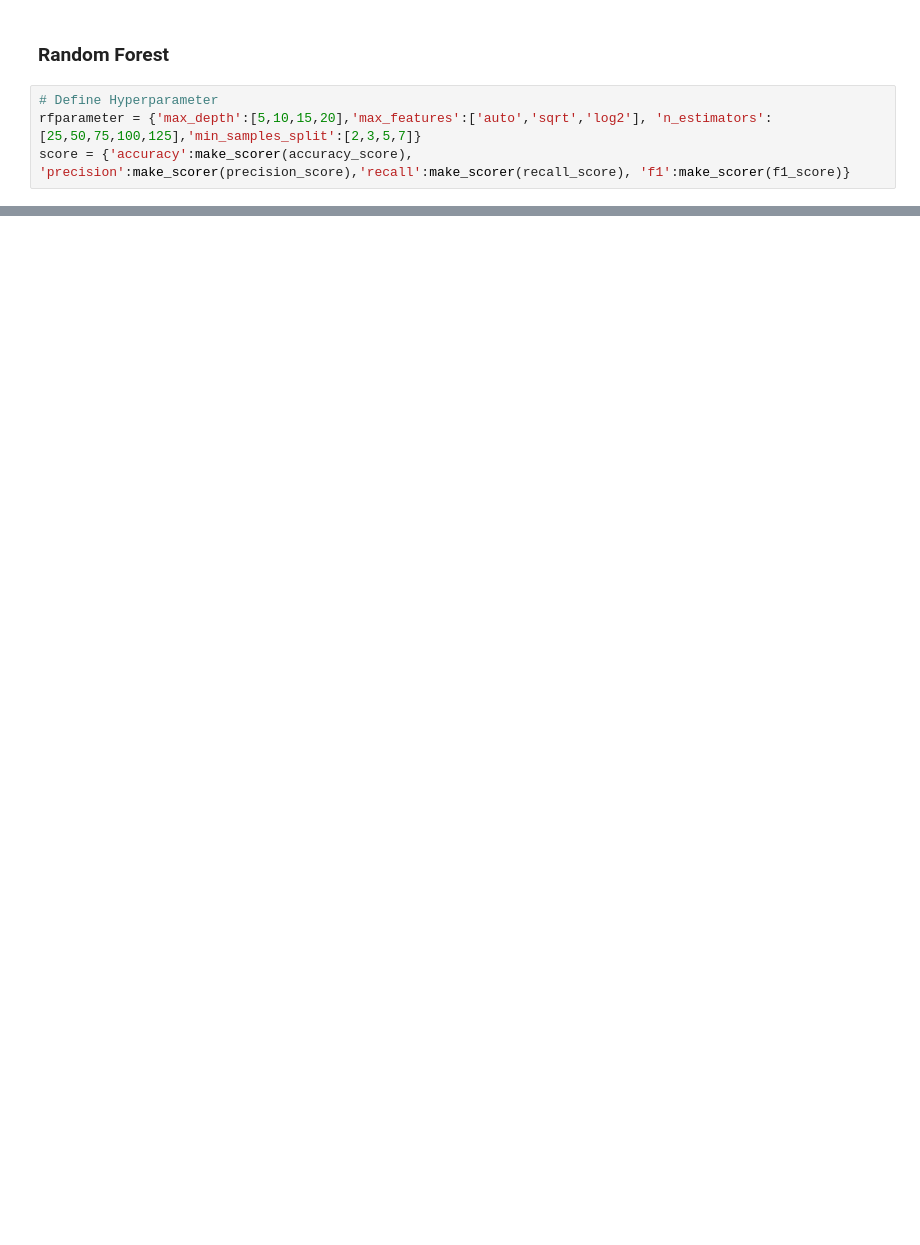
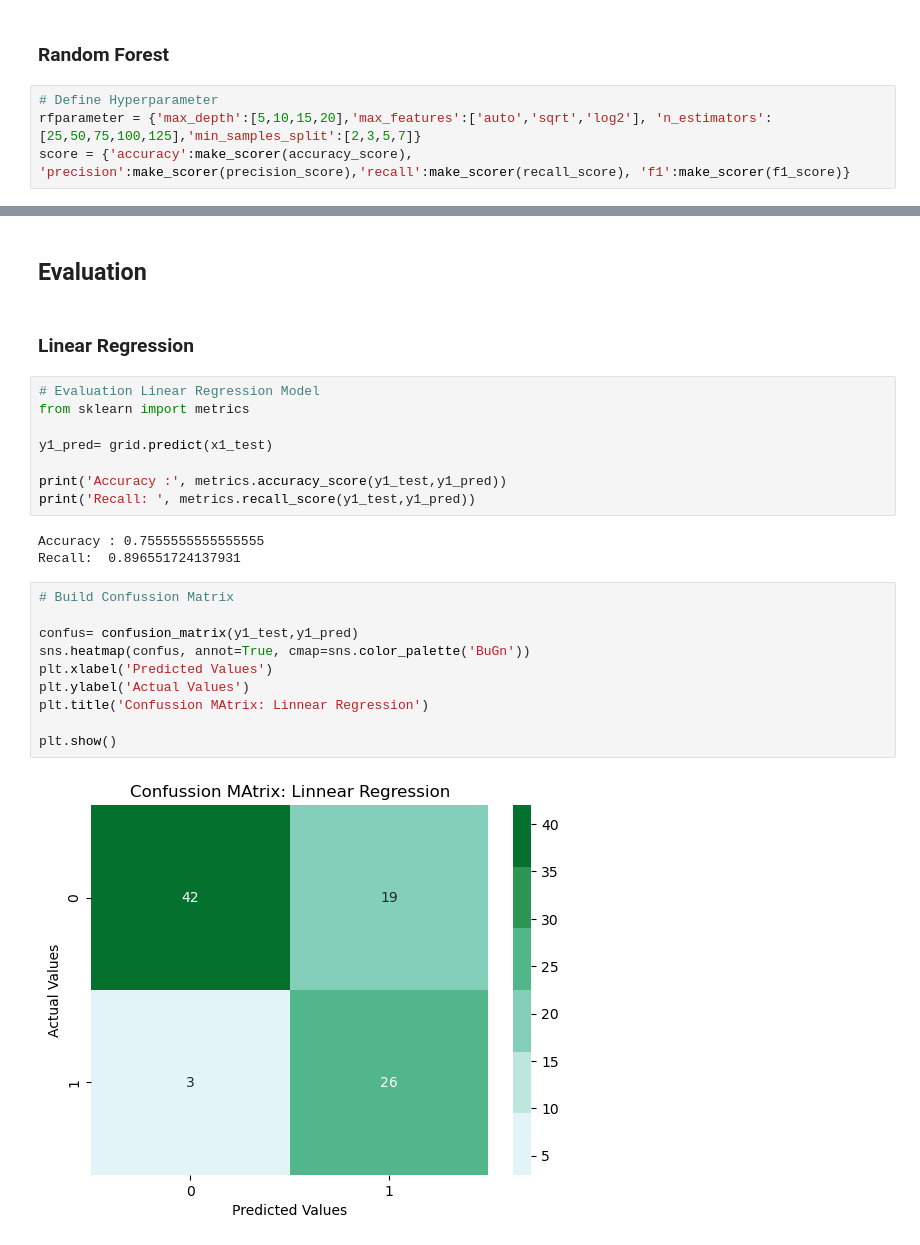
Before and after one commit to enthokz/Prediction-Model-Exercise, a Jupyter notebook: Heart Failure Predict/Prediction_model_heart_disease.ipynb, the cells around one changed output, grey strips where cells are left out. Cells and saved outputs as stored; diff of their text form; blank space fills up the shorter version.

```diff
--- a/Heart Failure Predict/Prediction_model_heart_disease.ipynb
+++ b/Heart Failure Predict/Prediction_model_heart_disease.ipynb
@@ -585 +585,28 @@ Traceback (most recent call last):
   warnings.warn(
+# %% [markdown]
+## **Evaluation**
+# %% [markdown]
+### Linear Regression
+# %%
+# Evaluation Linear Regression Model
+from sklearn import metrics
+
+y1_pred= grid.predict(x1_test)
+
+print('Accuracy :', metrics.accuracy_score(y1_test,y1_pred))
+print('Recall: ', metrics.recall_score(y1_test,y1_pred))
+# %% [output]
+Accuracy : 0.7555555555555555
+Recall:  0.896551724137931
+# %%
+# Build Confussion Matrix
+
+confus= confusion_matrix(y1_test,y1_pred)
+sns.heatmap(confus, annot=True, cmap=sns.color_palette('BuGn'))
+plt.xlabel('Predicted Values')
+plt.ylabel('Actual Values')
+plt.title('Confussion MAtrix: Linnear Regression')
+
+plt.show()
+# %% [output]
+[figure, added]
```
Also changed, not shown: parts of 21 cells of this notebook.
